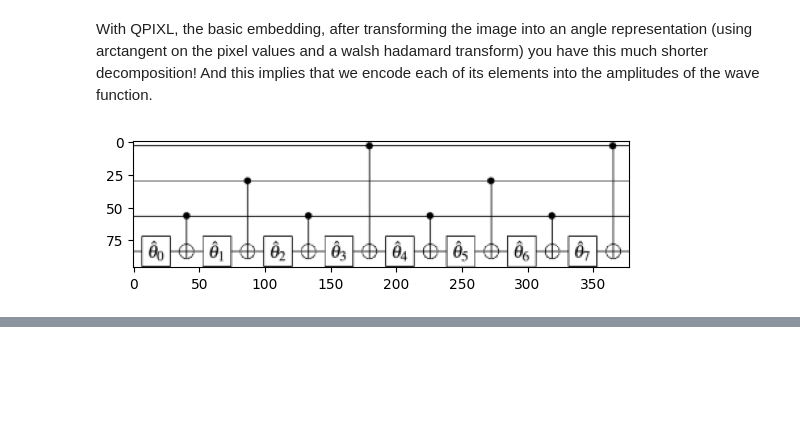
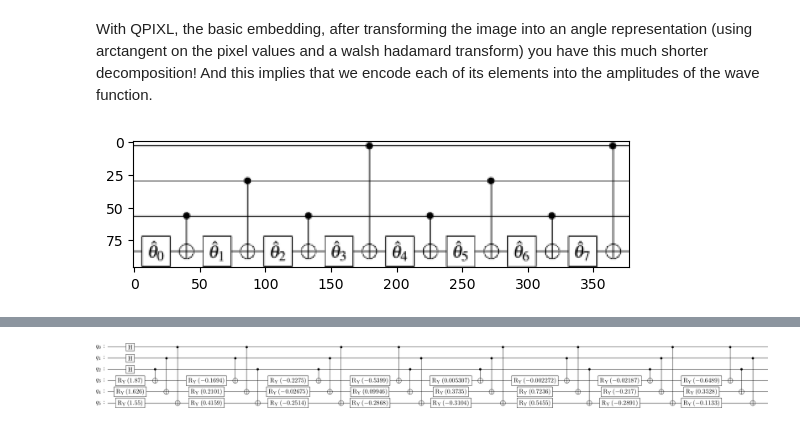
Before and after one commit to HeidelbergQuantum/qhack2024, a Jupyter notebook: FINAL_submission/Qpixl_parallel_test.ipynb, the cells around one changed output, grey strips where cells are left out. Drawn from its saved outputs; the diff is of its cells as text; code cells hidden in the pictures; blank space fills up the shorter version.

```diff
--- a/FINAL_submission/Qpixl_parallel_test.ipynb
+++ b/FINAL_submission/Qpixl_parallel_test.ipynb
@@ -99,0 +99,9 @@ In below, we show a example including two images encoding to the circuit through
+# %%
+np_frame = [np.random.random(8) for i in range(ilog2(8))] #just some random arrays
+decoded_data = []
+labels = []
+comp_str = "Compression: "+str(0)+"% \n"
+qc = cFRQI(np_frame,0).reverse_bits()
+qc.draw('latex')
+# %% [output]
+[figure, added]
```
Also changed, not shown: parts of 36 cells of this notebook, 3 other files.
